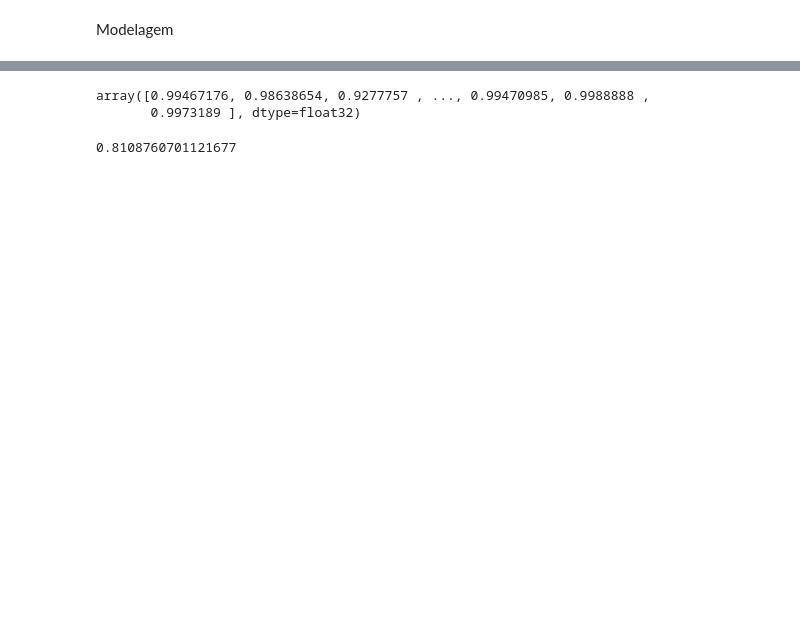
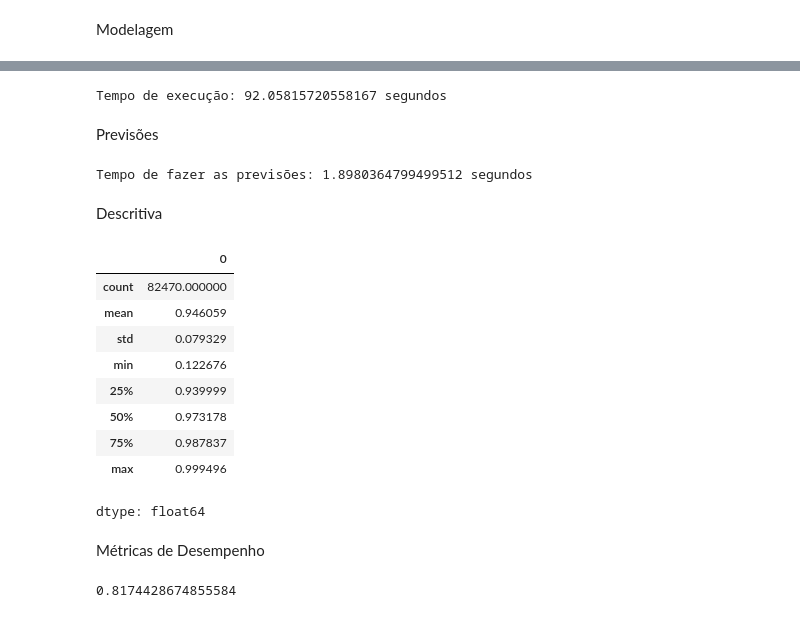
Before and after one commit to fwaltrs/Models_BehaviourScore-, a Jupyter notebook: XGBoost.ipynb, the cells around one changed output, grey strips where cells are left out. Drawn from its saved outputs; the diff is of its cells as text; code cells hidden in the pictures; blank space fills up the shorter version.

```diff
--- a/XGBoost.ipynb
+++ b/XGBoost.ipynb
@@ -325,6 +293,64 @@ XGBClassifier(base_score=None, booster=None, callbacks=None,
-# %%
-predicoes = class_xgb.predict_proba(X_teste)[:, 1]
-predicoes
-# %% [output]
-array([0.99467176, 0.98638654, 0.9277757 , ..., 0.99470985, 0.9988888 ,
-       0.9973189 ], dtype=float32)
+# %%
+from xgboost import XGBClassifier
+class_xgb = XGBClassifier(learning_rate= 0.06807152183858667,
+                           n_estimators= 347,
+                           max_depth= 5,
+                           subsample= 0.6468944356143936,
+                           colsample_bytree= 0.7907343574068584,
+                           gamma= 1.4771029835168874,
+                           min_child_weight= 13,
+                           max_delta_step= 10,
+                           reg_lambda= 0.6256937654447824,
+                           alpha= 0.09772688430872911,
+                           random_state=29,
+                           enable_categorical=True)
+
+
+
+  # learning_rate= 0.03332747285295623,
+  # n_estimators= 244,
+  # max_depth= 9,
+  # subsample= 0.8675817069630809,
+  # colsample_bytree= 0.8,
+  # gamma= 1.7240110839139073,
+  # min_child_weight= 17,
+  # random_state=29,
+  # enable_categorical=True)
+
+
+inicio = time.time()
+class_xgb.fit(X_treino,Y_treino)
+fim = time.time()
+
+tempo_execucao = fim - inicio
+print(f"Tempo de execução: {tempo_execucao} segundos")
+# %% [output]
+Tempo de execução: 92.05815720558167 segundos
+# %% [markdown]
+Previsões
+# %%
+inicio = time.time()
+predicoes = class_xgb.predict_proba(X_teste)
+fim = time.time()
+
+tempo_execucao = fim - inicio
+print(f"Tempo de fazer as previsões: {tempo_execucao} segundos")
+# %% [output]
+Tempo de fazer as previsões: 1.8980364799499512 segundos
+# %% [markdown]
+Descritiva
+# %%
+import pandas as pd
+ypred = pd.Series(predicoes[:,0])
+ypred.describe()
+# %% [output]
+|  | 0 |
+| count | 82470.000000 |
+| mean | 0.946059 |
+| std | 0.079329 |
+| min | 0.122676 |
+| 25% | 0.939999 |
+| 50% | 0.973178 |
+| 75% | 0.987837 |
+| max | 0.999496 |
+dtype: float64
@@ -331,5 +359,7 @@ array([0.99467176, 0.98638654, 0.9277757 , ..., 0.99470985, 0.9988888 ,
+# %% [markdown]
+Métricas de Desempenho
 # %%
-auc = metrics.roc_auc_score(Y_teste, predicoes)
-auc #0.816247003340626
+auc = metrics.roc_auc_score(Y_teste, predicoes[:, 1])
+auc # 0.8208071332198453
 # %% [output]
-0.8108760701121677
+0.8174428674855584
```
Also changed, not shown: parts of 37 cells of this notebook, 1 other file.
